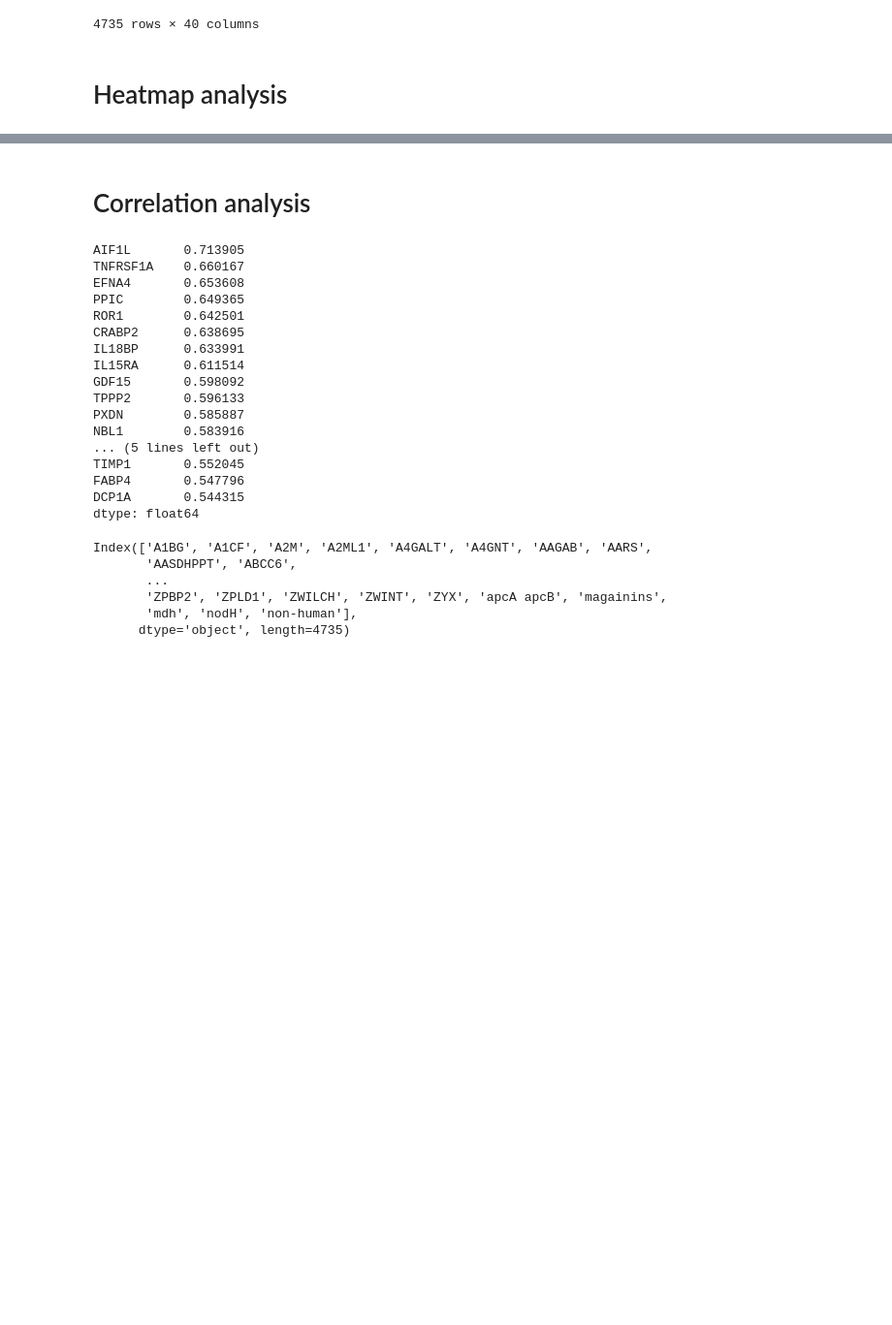
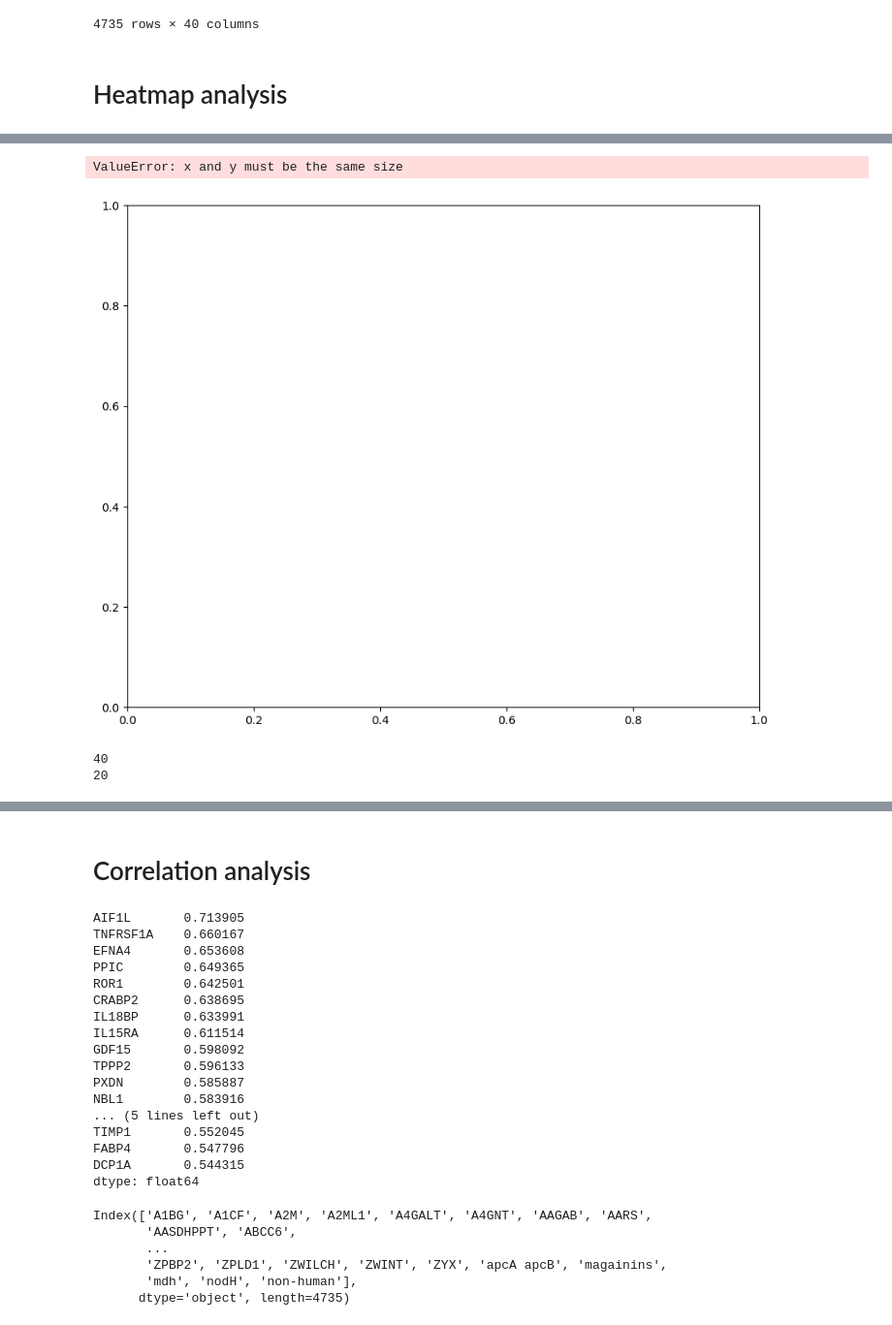
Before and after one commit to briantruan/ns4300-mecfs, a Jupyter notebook: final_project.ipynb, the cells around one changed output, grey strips where cells are left out. Shown at 97% size. Drawn from its saved outputs; the diff is of its cells as text; code cells hidden in the pictures; blank space fills up the shorter version.

```diff
--- a/final_project.ipynb
+++ b/final_project.ipynb
@@ -35,3 +36,6 @@ df.loc['Participant'] = [p[0] for p in df.columns]
 # Replace P with "Patient"
 df.loc['Participant'] = df.loc['Participant'].replace('C', 'Control')
 df.loc['Participant'] = df.loc['Participant'].replace('P', 'Patient')
+
+# transpose the original df for future use (volcano plot)
+df_transposed = df.T
@@ -38,3 +58,6 @@ df.loc['Participant'] = df.loc['Participant'].replace('P', 'Patient')
+# %%
+# how to make the first box of the first row "gene"
+df_transposed.columns.name = "Gene"
 # %%
 # Prepare for heat map
 
@@ -90,0 +115,61 @@ plt.legend(handles=legend_patches, loc='center', bbox_to_anchor=(-0.50, -0.50),
+# %%
+from statsmodels.stats.multitest import multipletests
+
+
+# create a df of the df dataframe of the columns that are participant row = "patient"
+patient_df = df_transposed[df_transposed['Participant'] == 'Patient']
+patient_df = patient_df.drop('Participant', axis=1)
+
+# create a df of the df dataframe of the rows that are participant row = "control"
+control_df = df_transposed[df_transposed['Participant'] == 'Control']
+control_df = control_df.drop('Participant', axis=1)
+
+# Replace zeros with NaN
+patient_df.replace(0, np.nan, inplace=True)
+control_df.replace(0, np.nan, inplace=True)
+
+# find the minimum non-zero value
+patient_df_min_non_zero = patient_df[patient_df > 0].min().min()
+control_df_min_non_zero = control_df[control_df > 0].min().min()
+
+# calculate one third of the minimum non-zero value
+patient_df_value = patient_df_min_non_zero / 3
+control_df_value = control_df_min_non_zero / 3
+
+# Replace NaNs with the replacement value
+patient_df.fillna(patient_df_value, inplace=True)
+control_df.fillna(control_df_value, inplace=True)
+
+# compute p-value w a two-tailed, equal variance Student's t-test
+# THERES AN ISSUE HERE!!!!!
+patient_df = patient_df.apply(pd.to_numeric, errors='coerce')
+control_df = control_df.apply(pd.to_numeric, errors='coerce')
+t_stat, p_values = ttest_ind(patient_df, control_df, equal_var=True, axis=1)
+
+# Calculate log2 fold change (x-axis)
+log2_fold_change = np.log2(patient_df.mean(axis=1)/control_df.mean(axis=1))
+
+# perform Benjamini-Hochberg correction
+corrected_p_values = multipletests(p_values, method='fdr_bh', alpha=0.05)[1]
+
+# Calculate -log10 of p_value (y-axis)
+minus_log10_p_value= -np.log10(corrected_p_values)
+
+# Create figure
+plt.figure(figsize=(10, 8))
+plt.scatter(log2_fold_change, minus_log10_p_value, color='black', s=3)
+plt.xlabel('mRNA Abundance Ratio Between the Patient and Control')
+plt.ylabel('-log10(p-value)')
+
+plt.xlim(-20, 20)
+plt.ylim(0, 120)
+plt.show()
+# %% [output]
+ValueError: x and y must be the same size
+[figure, added]
+# %%
+print(len(log2_fold_change))
+print(len(minus_log10_p_value))
+# %% [output]
+40
+20
```
Also changed, not shown: parts of 6 cells of this notebook.
